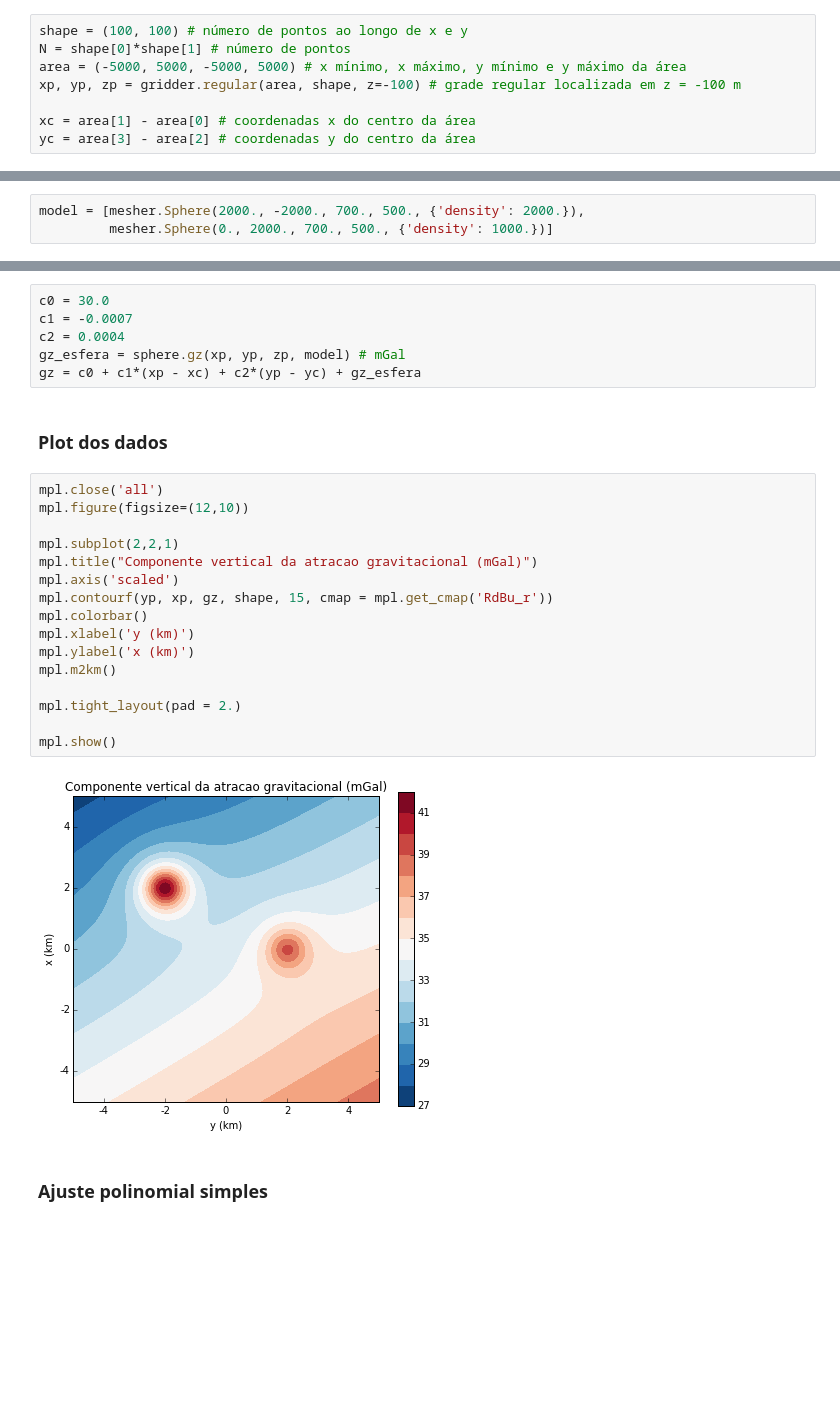
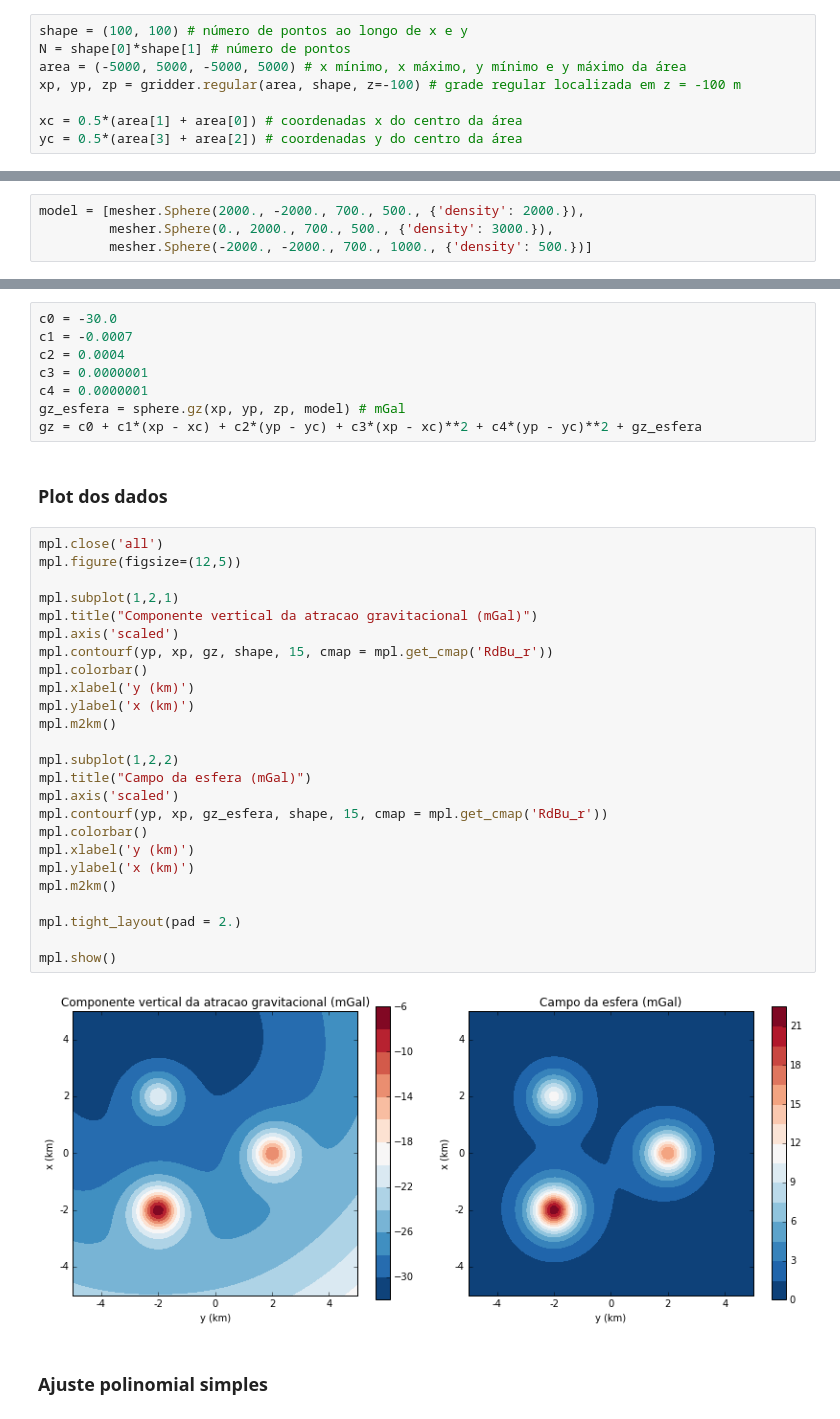
Before and after one commit to birocoles/Disciplina-metodos-potenciais, a Jupyter notebook: Aulas/Separacao_regional_residual/ajuste_polinomial_robusto.ipynb, the cells around one changed output, grey strips where cells are left out. Cells and saved outputs as stored; diff of their text form; blank space fills up the shorter version.

```diff
--- a/Aulas/Separacao_regional_residual/ajuste_polinomial_robusto.ipynb
+++ b/Aulas/Separacao_regional_residual/ajuste_polinomial_robusto.ipynb
@@ -21,41 +21,53 @@ N = shape[0]*shape[1] # número de pontos
 area = (-5000, 5000, -5000, 5000) # x mínimo, x máximo, y mínimo e y máximo da área
 xp, yp, zp = gridder.regular(area, shape, z=-100) # grade regular localizada em z = -100 m
 
-xc = area[1] - area[0] # coordenadas x do centro da área
-yc = area[3] - area[2] # coordenadas y do centro da área
+xc = 0.5*(area[1] + area[0]) # coordenadas x do centro da área
+yc = 0.5*(area[3] + area[2]) # coordenadas y do centro da área
 # %% [markdown]
 ### Modelo de corpo esférico
 # %%
 model = [mesher.Sphere(2000., -2000., 700., 500., {'density': 2000.}),
-         mesher.Sphere(0., 2000., 700., 500., {'density': 1000.})]
+         mesher.Sphere(0., 2000., 700., 500., {'density': 3000.}),
+         mesher.Sphere(-2000., -2000., 700., 1000., {'density': 500.})]
 # %% [markdown]
 ### Componente vertical da atração gravitational (em mGal)
 # %%
-c0 = 30.0
+c0 = -30.0
 c1 = -0.0007
 c2 = 0.0004
+c3 = 0.0000001
+c4 = 0.0000001
 gz_esfera = sphere.gz(xp, yp, zp, model) # mGal
-gz = c0 + c1*(xp - xc) + c2*(yp - yc) + gz_esfera
+gz = c0 + c1*(xp - xc) + c2*(yp - yc) + c3*(xp - xc)**2 + c4*(yp - yc)**2 + gz_esfera
 # %% [markdown]
 ### Plot dos dados
 # %%
 mpl.close('all')
-mpl.figure(figsize=(12,10))
+mpl.figure(figsize=(12,5))
 
-mpl.subplot(2,2,1)
+mpl.subplot(1,2,1)
 mpl.title("Componente vertical da atracao gravitacional (mGal)")
 mpl.axis('scaled')
 mpl.contourf(yp, xp, gz, shape, 15, cmap = mpl.get_cmap('RdBu_r'))
 mpl.colorbar()
 mpl.xlabel('y (km)')
 mpl.ylabel('x (km)')
 mpl.m2km()
 
+mpl.subplot(1,2,2)
+mpl.title("Campo da esfera (mGal)")
+mpl.axis('scaled')
+mpl.contourf(yp, xp, gz_esfera, shape, 15, cmap = mpl.get_cmap('RdBu_r'))
+mpl.colorbar()
+mpl.xlabel('y (km)')
+mpl.ylabel('x (km)')
+mpl.m2km()
+
 mpl.tight_layout(pad = 2.)
 
 mpl.show()
 # %% [output]
-[figure, old version]
+[figure, new version]
 # %% [markdown]
 ### Ajuste polinomial simples
 # %%
```
Also changed, not shown: parts of 7 cells of this notebook.
